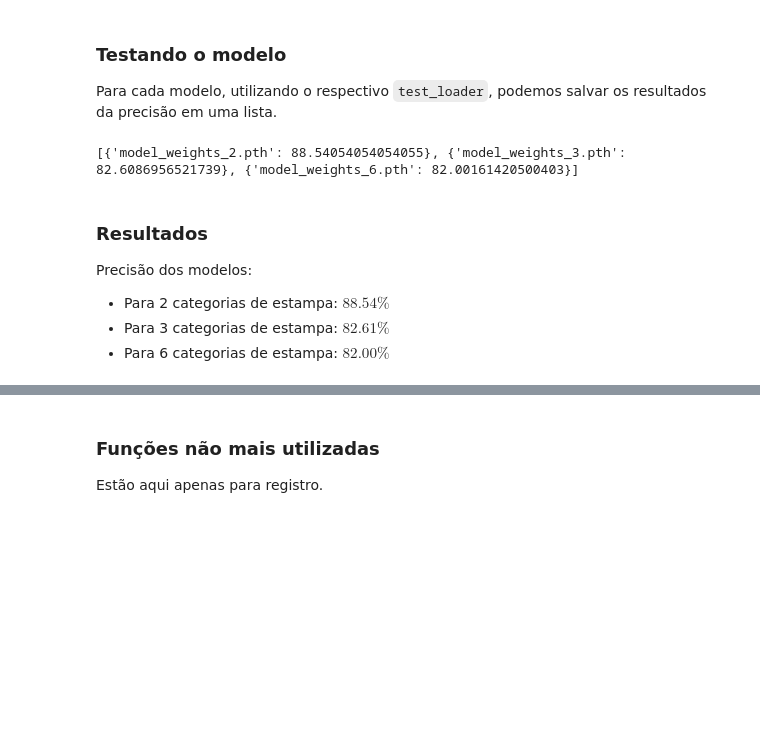
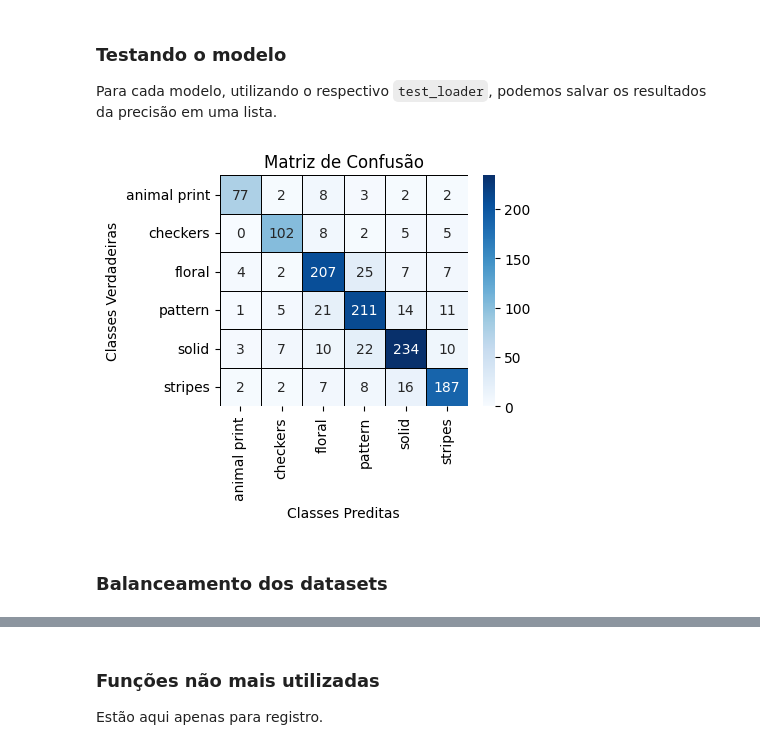
Before and after one commit to kadu-ymd/dress-pattern-recognition-using-CNN, a Jupyter notebook: model_torch.ipynb, the cells around one changed output, grey strips where cells are left out. Drawn from its saved outputs; the diff is of its cells as text; code cells hidden in the pictures; blank space fills up the shorter version.

Commit message:
feat: métricas para validação do modelo
Além disso, foi adicionado um código para transformar o pth em um arquivo jit

```diff
--- a/model_torch.ipynb
+++ b/model_torch.ipynb
@@ -11,6 +11,8 @@ from torchvision.transforms import Compose
 from utils import *
 # %% [markdown]
 ### Criando pastas e definindo dataset de imagens a serem utilizadas
+# %%
+image_size = (64, 64)
 # %%
 csv_files_path = "csv_files"
 csv_filename = "2_details_categories.csv"
@@ -23,7 +27,7 @@ filenames = {
 }
 # %%
 transform = Compose([
-    transforms.Resize((64, 64)),
+    transforms.Resize(image_size),
     transforms.ToTensor()
 ])
 # %% [markdown]
@@ -61,20 +69,47 @@ Modelo para 6 categorias salvo com sucesso em 'model_weights_6.pth'!
 ### Testando o modelo
 
 Para cada modelo, utilizando o respectivo `test_loader`, podemos salvar os resultados da precisão em uma lista.
+# %%
+# Dicionário relacionando modelo e categorias
+
+categories_dict = {"model_2": os.listdir("dataset_2"), "model_3": os.listdir("dataset_3"), "model_6": os.listdir("dataset_6")}
 # %%
-lista_precisao = []
+metrics = []
 
 for model, info in models.items():
-    lista_precisao.append(test_model(info[0], info[1], info[2][1]))
+    kwargs = {
+        "model": info[0],
+        "model_weights_path": info[1],
+        "test_loader": info[2][1],
+        "class_names": categories_dict[model]
+    }
+
+    metrics.append(test_model_full_metrics(**kwargs))
-# %%
-print(lista_precisao)
-# %% [output]
-[{'model_weights_2.pth': 88.54054054054055}, {'model_weights_3.pth': 82.6086956521739}, {'model_weights_6.pth': 82.00161420500403}]
-# %% [markdown]
-### Resultados
-
-Precisão dos modelos:
-
-- Para 2 categorias de estampa: $88.54\%$
-- Para 3 categorias de estampa: $82.61\%$
-- Para 6 categorias de estampa: $82.00\%$
+# %%
+import matplotlib.pyplot as plt
+import seaborn as sns
+
+conf_matrix = metrics[2]['confusion_matrix']
+class_names = categories_dict["model_6"]
+
+plt.figure(figsize=(4, 3))
+
+sns.heatmap(conf_matrix,
+            annot=True,
+            fmt='d',
+            cmap='Blues',
+            xticklabels=class_names,
+            yticklabels=class_names,
+            cbar=True,
+            linewidths=.5,
+            linecolor='black'
+           )
+
+plt.xlabel('Classes Preditas')
+plt.ylabel('Classes Verdadeiras')
+plt.title('Matriz de Confusão')
+plt.show()
+# %% [output]
+[figure, added]
+# %% [markdown]
+### Balanceamento dos datasets
```
Also changed, not shown: parts of 9 cells of this notebook, 3 other files.
